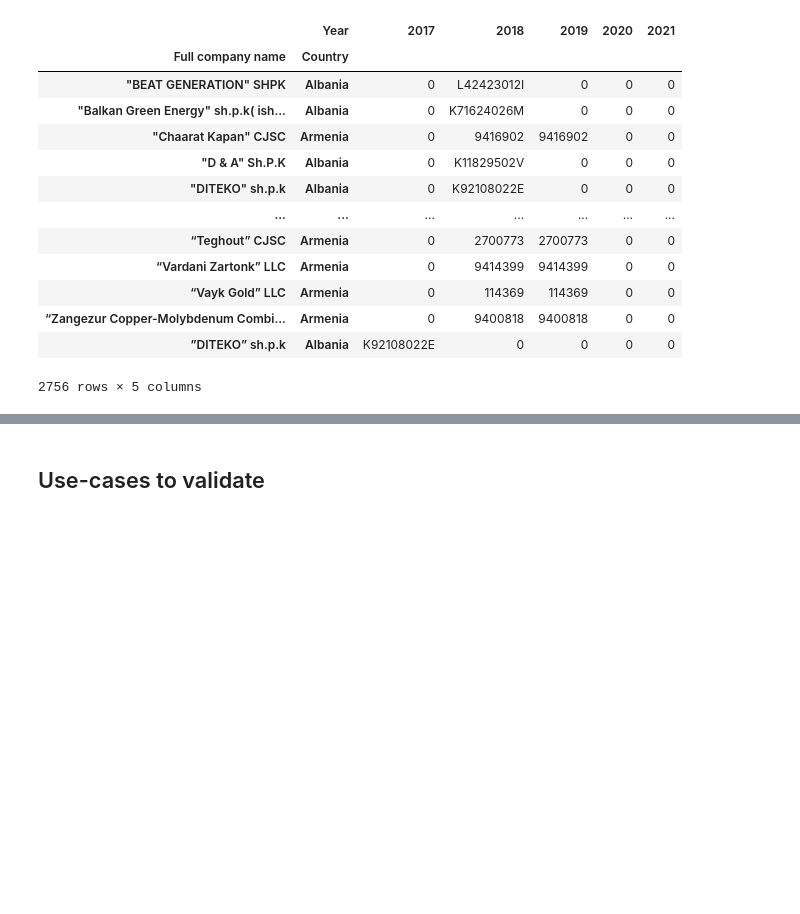
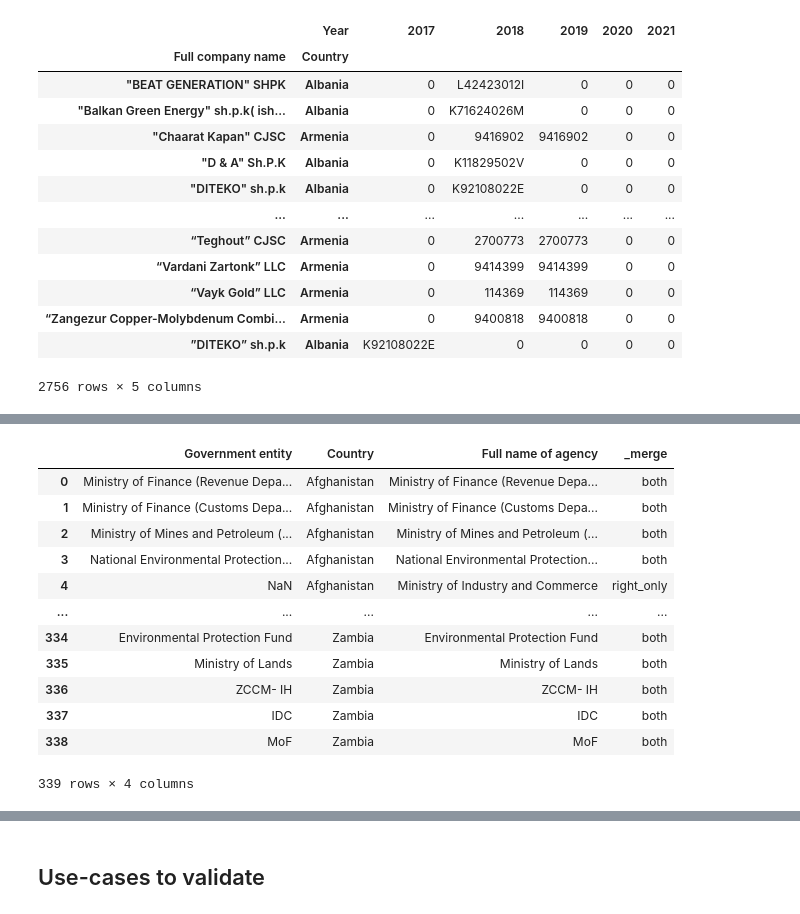
Before and after one commit to civicliteracies/EITI_SDT_data_verification_and_validation, a Jupyter notebook: Verification and Validation.ipynb, the cells around one changed output, grey strips where cells are left out. Drawn from its saved outputs; the diff is of its cells as text; code cells hidden in the pictures; blank space fills up the shorter version.

```diff
--- a/Verification and Validation.ipynb
+++ b/Verification and Validation.ipynb
@@ -1212,0 +1293,17 @@ Companies with changing/different IDs over time
+# %%
+govt_entities_merged_right = pd.merge(govt_entities_in_revenues, govt_entities_in_report, left_on=['Government entity', 'Country'], right_on=['Full name of agency', 'Country'], how='right', indicator=True)
+govt_entities_merged_right
+# %% [output]
+|  | Government entity | Country | Full name of agency | _merge |
+| 0 | Ministry of Finance (Revenue Depa... | Afghanistan | Ministry of Finance (Revenue Depa... | both |
+| 1 | Ministry of Finance (Customs Depa... | Afghanistan | Ministry of Finance (Customs Depa... | both |
+| 2 | Ministry of Mines and Petroleum (... | Afghanistan | Ministry of Mines and Petroleum (... | both |
+| 3 | National Environmental Protection... | Afghanistan | National Environmental Protection... | both |
+| 4 | NaN | Afghanistan | Ministry of Industry and Commerce | right_only |
+| ... | ... | ... | ... | ... |
+| 334 | Environmental Protection Fund | Zambia | Environmental Protection Fund | both |
+| 335 | Ministry of Lands | Zambia | Ministry of Lands | both |
+| 336 | ZCCM- IH | Zambia | ZCCM- IH | both |
+| 337 | IDC | Zambia | IDC | both |
+| 338 | MoF | Zambia | MoF | both |
+339 rows × 4 columns
```
Also changed, not shown: parts of 10 cells of this notebook, 1 other file.
